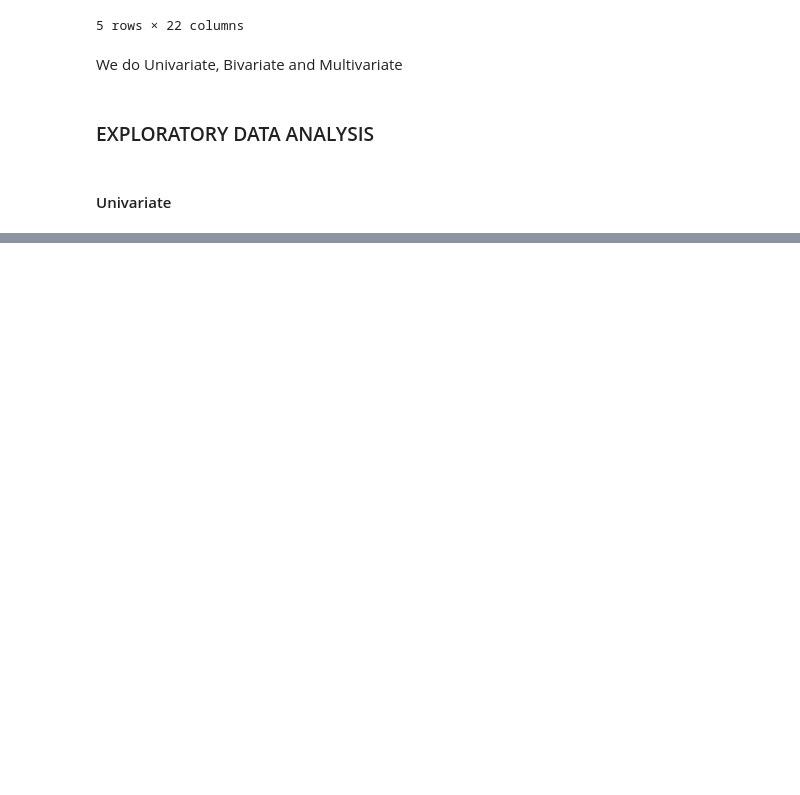
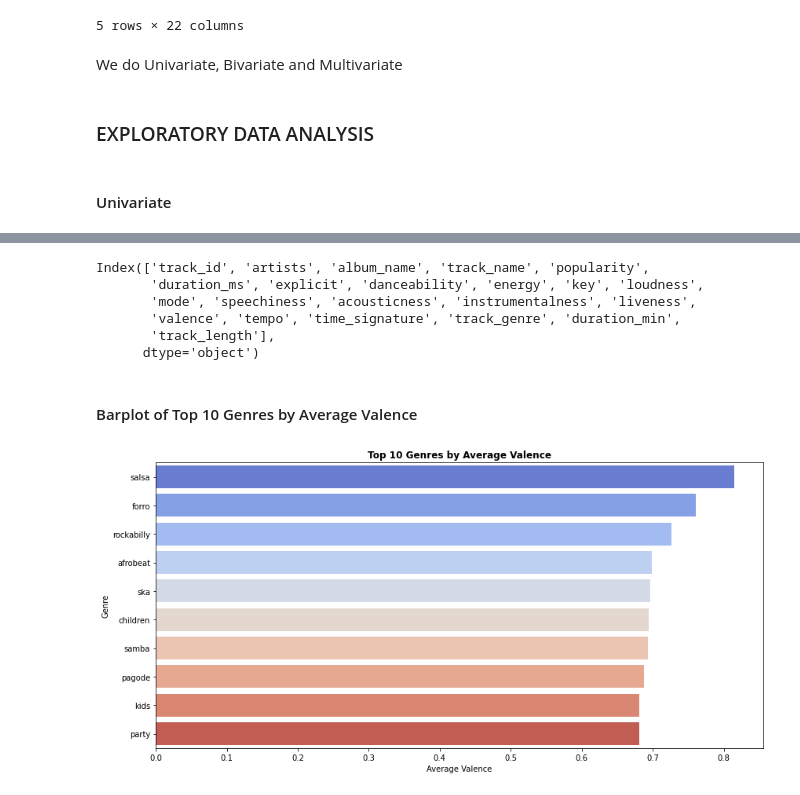
Before and after one commit to C-3DevO/spotify_analysis, a Jupyter notebook: music.ipynb, the cells around one changed output, grey strips where cells are left out. Saved outputs shown, nothing was run; the diff lists cells and outputs as text; code cells hidden in the pictures; blank space fills up the shorter version.

```diff
--- a/music.ipynb
+++ b/music.ipynb
@@ -391,0 +443,28 @@ plt.show()
+# %%
+data.columns
+# %% [output]
+Index(['track_id', 'artists', 'album_name', 'track_name', 'popularity',
+       'duration_ms', 'explicit', 'danceability', 'energy', 'key', 'loudness',
+       'mode', 'speechiness', 'acousticness', 'instrumentalness', 'liveness',
+       'valence', 'tempo', 'time_signature', 'track_genre', 'duration_min',
+       'track_length'],
+      dtype='object')
+# %% [markdown]
+#### Barplot of Top 10 Genres by Average Valence
+# %%
+#Creating a dataframe and series
+genre_stats = data.groupby('track_genre')[['valence', 'energy', 'danceability']].mean()
+top_valence = genre_stats['valence'].sort_values(ascending=False).head(10)
+
+#Plotting
+plt.figure(figsize=(12,6))
+sns.barplot(x=top_valence.values, y=top_valence.index, palette='coolwarm')
+
+#Title and Labels
+plt.title('Top 10 Genres by Average Valence', fontweight='bold')
+plt.xlabel('Average Valence')
+plt.ylabel('Genre')
+plt.tight_layout()
+plt.show()
+# %% [output]
+[figure, added]
```
Also changed, not shown: parts of 24 cells of this notebook.
